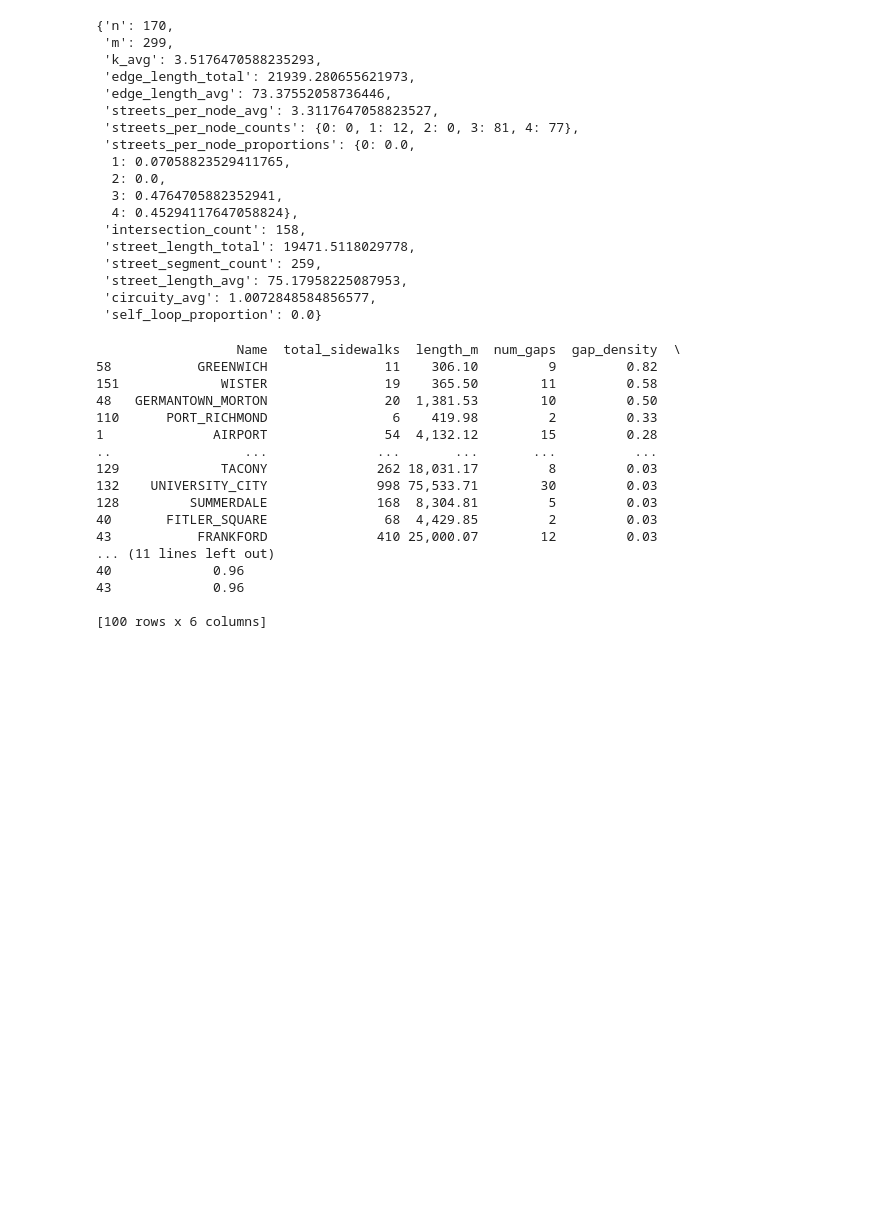
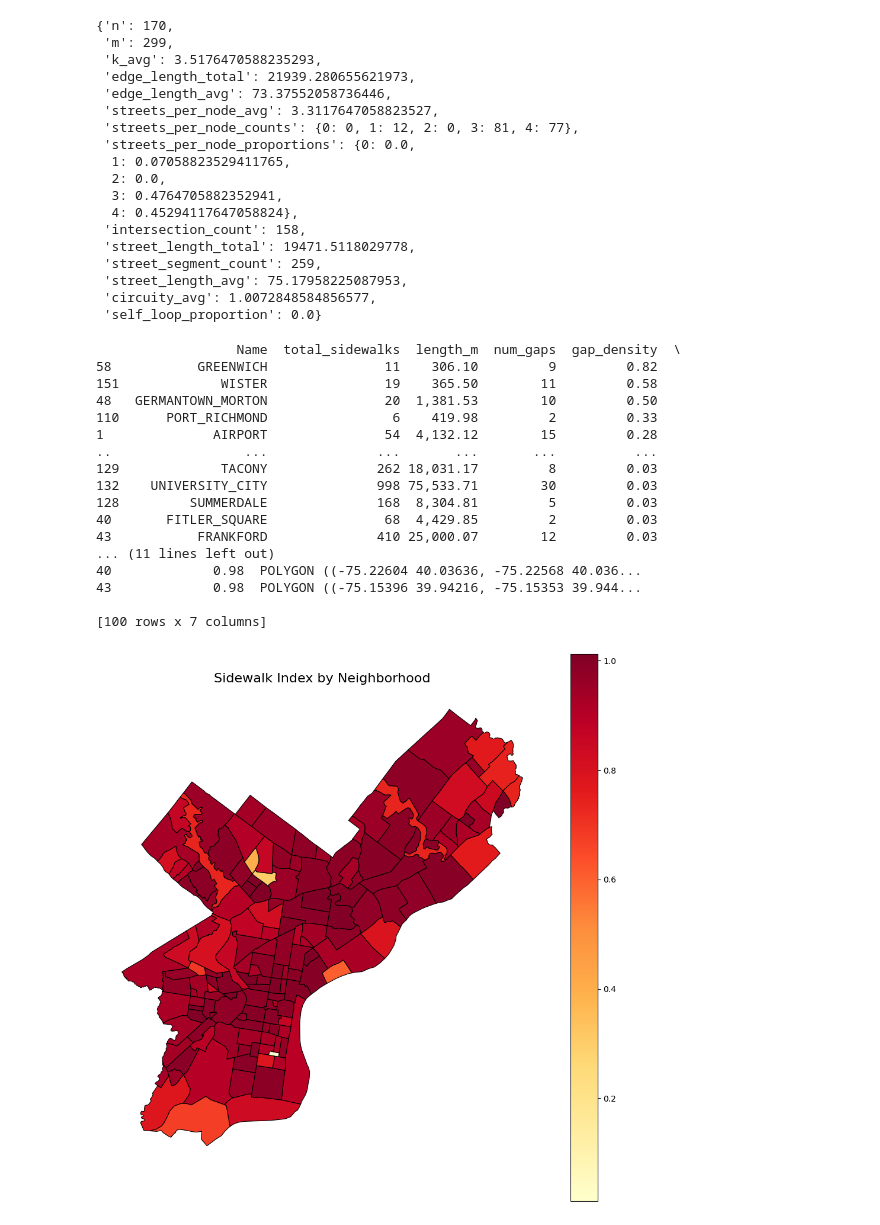
Before and after one commit to astauf03/musa5500-python-final, a Jupyter notebook: notebooks/mobility/mobility.ipynb, the cells around one changed output. Drawn from its saved outputs; the diff is of its cells as text; code cells hidden in the pictures; blank space fills up the shorter version.

```diff
--- a/notebooks/mobility/mobility.ipynb
+++ b/notebooks/mobility/mobility.ipynb
@@ -623,8 +623,9 @@ import networkx as nx
 import pandas as pd
 
 # Ensure CRS matches for accurate distance/area calculations
+footways_in_neighborhood = footways_in_neighborhood.to_crs(epsg=3857)
+amenities = amenities.to_crs(epsg=3857)
 tracts = tracts.to_crs(epsg=3857)
-amenities = amenities.to_crs(epsg=3857)
 
 # Assign footways to neighborhoods
 footways_in_neighborhood = gpd.sjoin(
@@ -664,7 +665,7 @@ for name, group in footways_in_neighborhood.groupby('Name'):
     # Store results
     gap_metrics.append({
         'Name': name,
-        'num_gaps': num_gaps
+        'num_gaps': num_gaps,
     })
 
 gaps_df = pd.DataFrame(gap_metrics)
@@ -679,7 +680,7 @@ sidewalk_summary['gap_density'] = sidewalk_summary['num_gaps'] / sidewalk_summar
 # Normalize gap density to 0-1 index
 min_val = sidewalk_summary['gap_density'].min()
 max_val = sidewalk_summary['gap_density'].max()
-sidewalk_summary['sidewalk_index'] = 1 - ((sidewalk_summary['gap_density'] - min_val) / (max_val - min_val))
+sidewalk_summary['sidewalk_index'] = 1 - ((sidewalk_summary['gap_density'] - (min_val+0.01)) / (max_val - min_val))
 
 # Inspect top neighborhoods by index
 print(sidewalk_summary.sort_values('sidewalk_index', ascending=True).head(100))
@@ -697,7 +698,34 @@ print(sidewalk_summary.sort_values('sidewalk_index', ascending=True).head(100))
 40       FITLER_SQUARE               68  4,429.85         2         0.03
 43           FRANKFORD              410 25,000.07        12         0.03
 ... (11 lines left out)
-40             0.96
-43             0.96
+40             0.98  POLYGON ((-75.22604 40.03636, -75.22568 40.036...
+43             0.98  POLYGON ((-75.15396 39.94216, -75.15353 39.944...
 
-[100 rows x 6 columns]
+[100 rows x 7 columns]
+# %%
+# Rebuild the GeoDataFrame by merging index back onto tracts
+sidewalk_summary = tracts[['Name', 'geometry']].merge(
+    sidewalk_summary[['Name', 'sidewalk_index']],
+    on='Name',
+    how='left'
+)
+
+# Convert to GeoDataFrame
+sidewalk_summary = gpd.GeoDataFrame(sidewalk_summary, geometry='geometry', crs=tracts.crs)
+
+fig, ax = plt.subplots(1, 1, figsize=(12, 12))
+
+sidewalk_summary.plot(
+    column='sidewalk_index',
+    cmap='YlOrRd',
+    edgecolor='black',   # <-- correct spelling!
+    linewidth=0.8,
+    legend=True,
+    ax=ax
+)
+
+ax.set_title("Sidewalk Index by Neighborhood", fontsize=16)
+ax.axis('off')
+plt.show()
+# %% [output]
+[figure, added]
```
Also changed, not shown: parts of 1 cell of this notebook.
